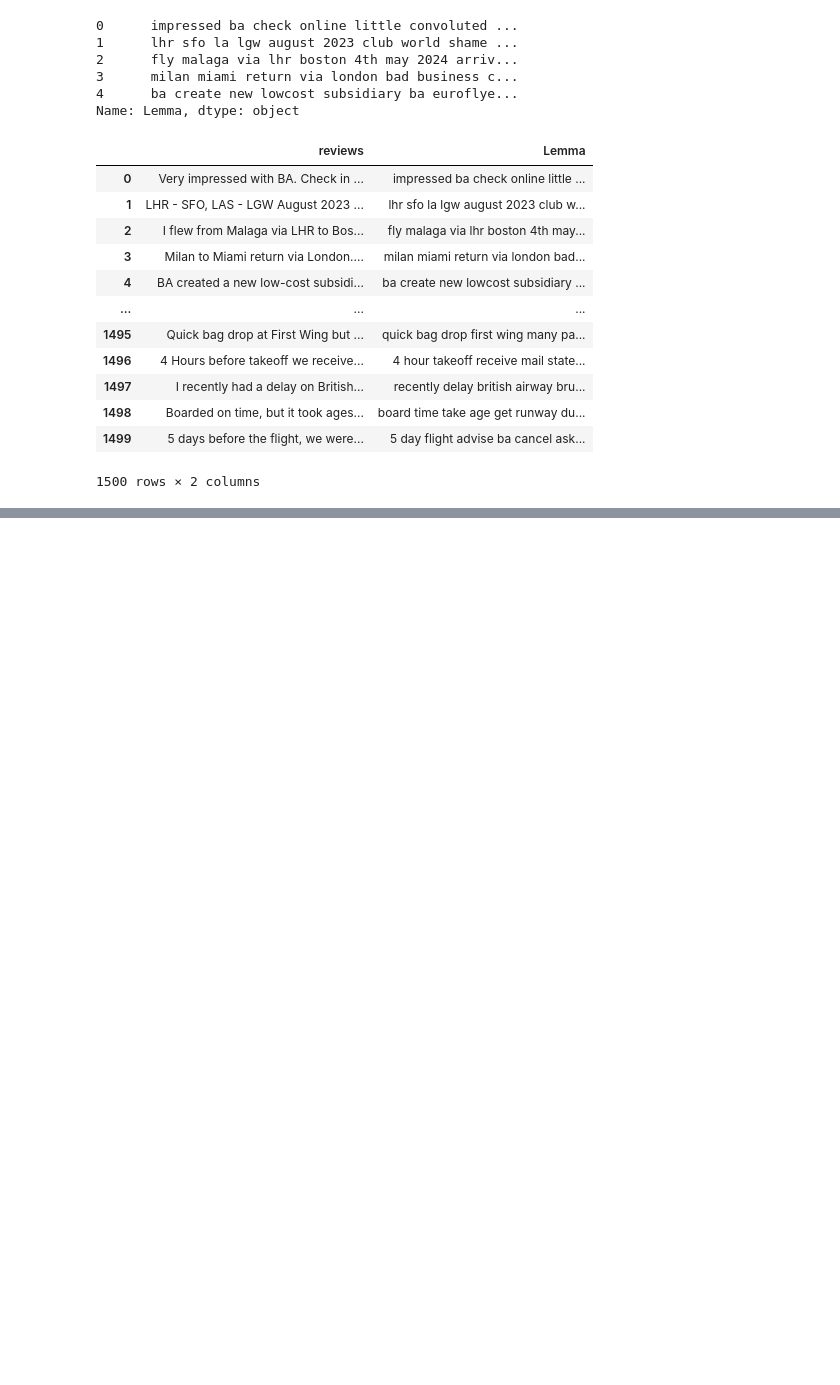
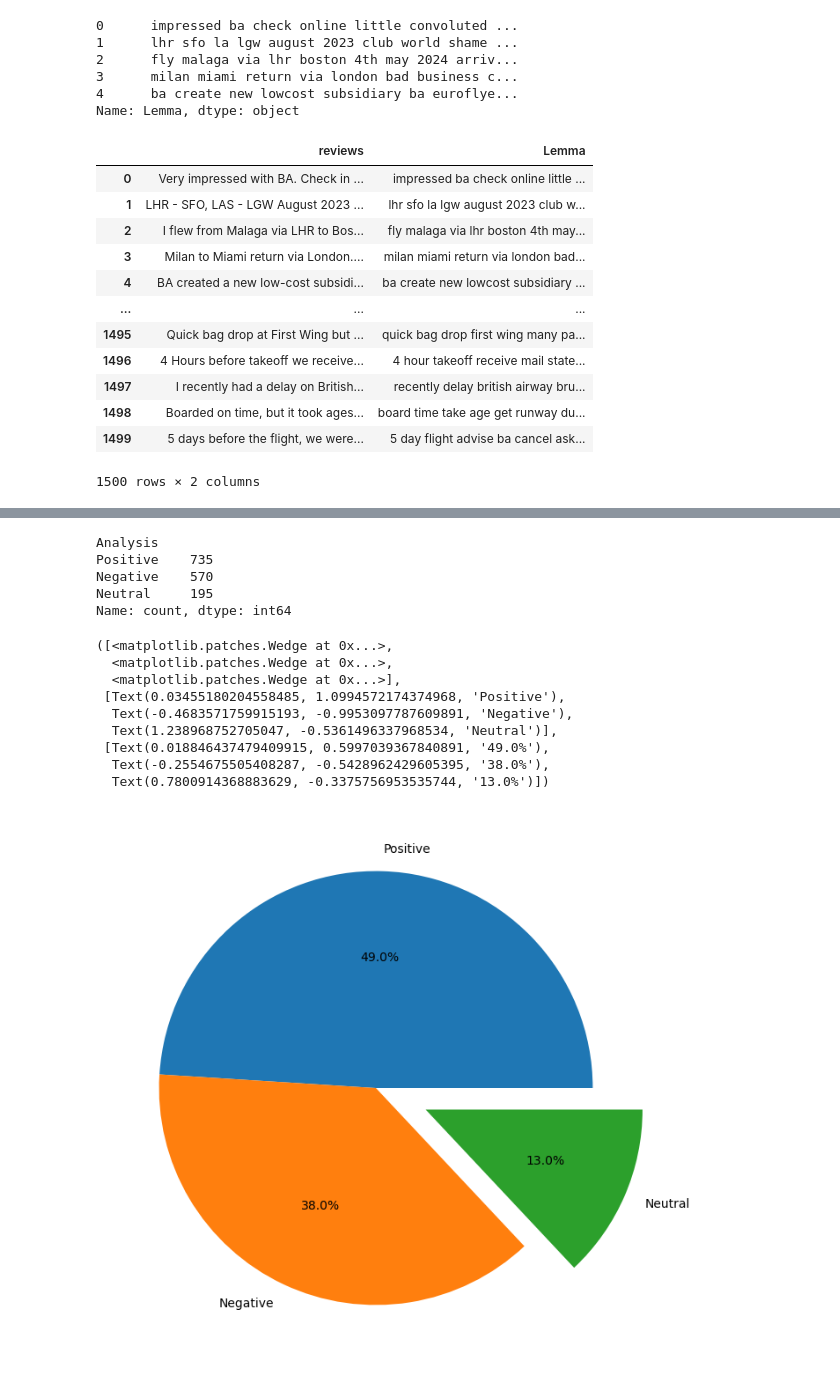
Before and after one commit to Mbachia/British-Airlines-Virtual-Internship, a Jupyter notebook: task1.ipynb, the cells around one changed output, grey strips where cells are left out. Saved outputs shown, nothing was run; the diff lists cells and outputs as text; code cells hidden in the pictures; blank space fills up the shorter version.

```diff
--- a/task1.ipynb
+++ b/task1.ipynb
@@ -219,0 +331,26 @@ df[['reviews','Lemma']]
+# %%
+vader_value_counts = df['Analysis'].value_counts()
+vader_value_counts
+# %% [output]
+Analysis
+Positive    735
+Negative    570
+Neutral     195
+Name: count, dtype: int64
+# %%
+# visualizing in a piechart
+pallete_color = seaborn.color_palette('bright')
+
+plt.figure(figsize=(10,8))
+plt.pie(vader_value_counts.values, labels = vader_value_counts.index, explode = (0, 0, 0.25), autopct='%1.1f%%', shadow=False)
+# %% [output]
+([<matplotlib.patches.Wedge at 0x...>,
+  <matplotlib.patches.Wedge at 0x...>,
+  <matplotlib.patches.Wedge at 0x...>],
+ [Text(0.03455180204558485, 1.0994572174374968, 'Positive'),
+  Text(-0.4683571759915193, -0.9953097787609891, 'Negative'),
+  Text(1.238968752705047, -0.5361496337968534, 'Neutral')],
+ [Text(0.018846437479409915, 0.5997039367840891, '49.0%'),
+  Text(-0.2554675505408287, -0.5428962429605395, '38.0%'),
+  Text(0.7800914368883629, -0.3375756953535744, '13.0%')])
+[figure, added]
```
Also changed, not shown: parts of 12 cells of this notebook, 1 other file.
